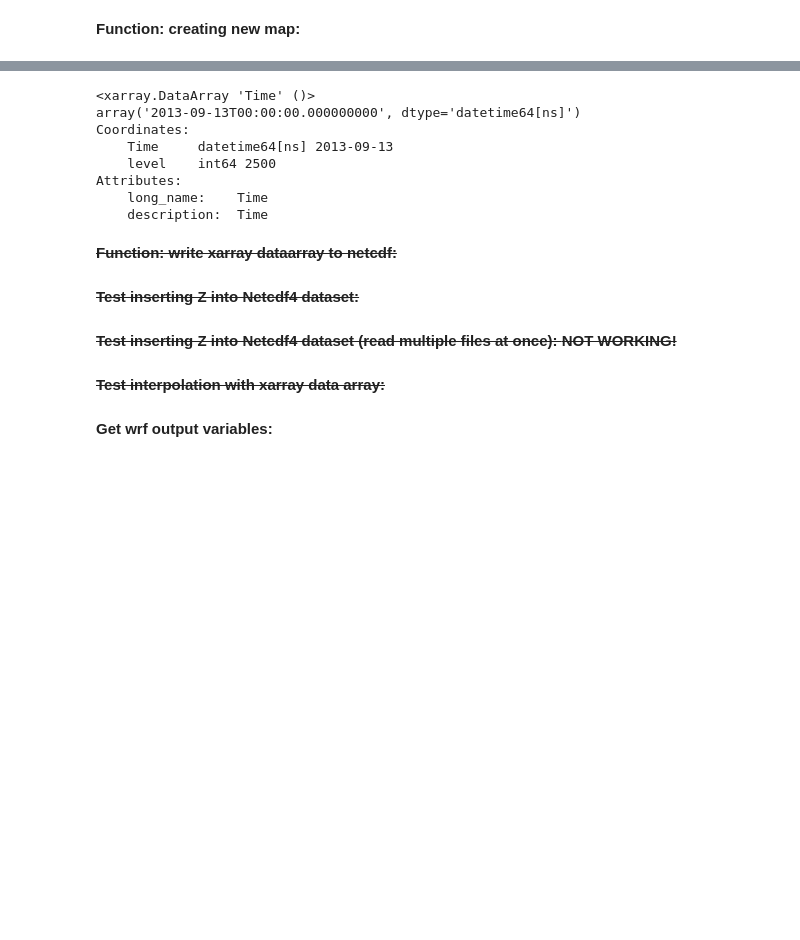
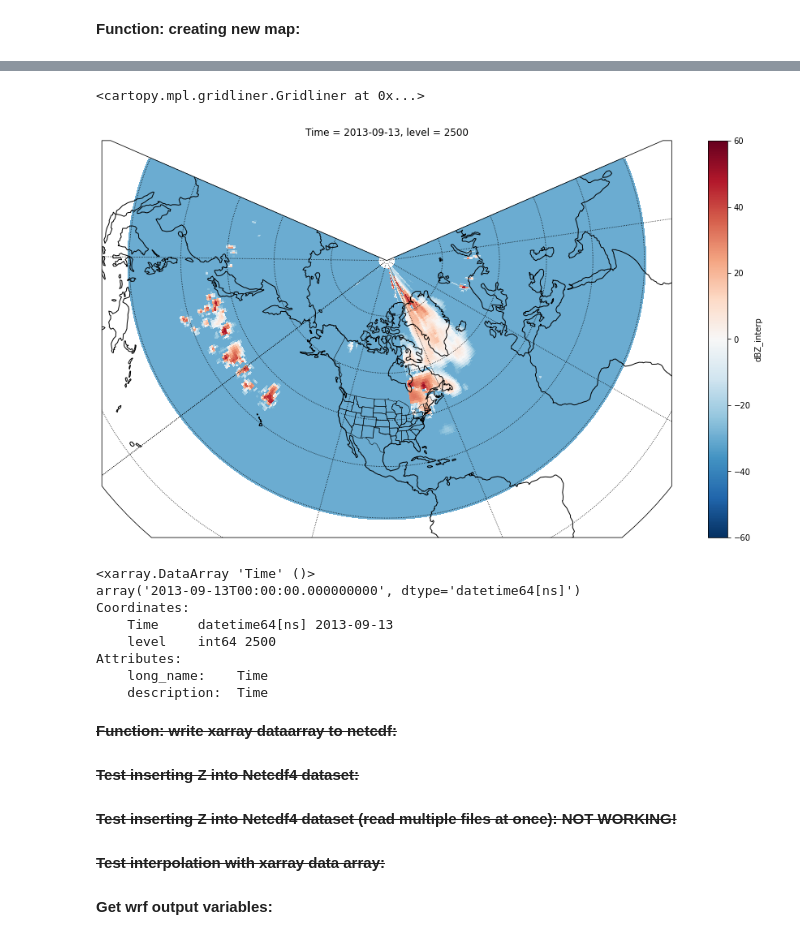
Before and after one commit to Lusicl/WRF_dBZ_Cloud_Classification, a Jupyter notebook: WRF_dBZ_Class_CONUS1/wrf_dbz_ConvStra_test.ipynb, the cells around one changed output, grey strips where cells are left out. Saved outputs shown, nothing was run; the diff lists cells and outputs as text; code cells hidden in the pictures; blank space fills up the shorter version.

```diff
--- a/WRF_dBZ_Class_CONUS1/wrf_dbz_ConvStra_test.ipynb
+++ b/WRF_dBZ_Class_CONUS1/wrf_dbz_ConvStra_test.ipynb
@@ -85,5 +85,4 @@ dbz_lev = interplevel(da_wrf_dbz, data_wrf_z_unstag, interp_vertical_lev)
 #                        timeidx=0,
 #                       )
 # %%
-dbz_lev = dbz_lev.assign_attrs(vert_units='m')
-dbz_lev
+# dbz_lev = dbz_lev.assign_attrs(vert_units='m')
@@ -188,3 +160,62 @@ cbar = fig.colorbar(cf, cax=cbar_ax, ticks=clevs[1:17], fraction=0.04)
+# %%
+## Do the plot:
+
+fig = plt.figure(figsize=(16,9))
+# ax1 = new_map(fig)
+ax1 = plt.axes(projection = ccrs.LambertConformal(central_longitude=-100, central_latitude=40))
+
+# dbz_lev.plot(ax=ax1, transform = ccrs.LambertConformal(central_longitude=-100, central_latitude=40))
+dbz_lev.plot(ax=ax1, transform=ccrs.PlateCarree())
+
+## Grab state borders:
+state_borders = NaturalEarthFeature(category='cultural',
+                                    name='admin_1_states_provinces_shp',
+                                    scale='110m',
+                                    facecolor='none'
+                                   )
+ax1.add_feature(state_borders, edgecolor='black', linewidth=0.5)
+## Add coast lines:
+ax1.coastlines('110m', 'black', linewidth=1)
+
+# Add the gridlines
+ax1.gridlines(color="black", linestyle="dotted")
+
+
+## NWS colorbar:
+
+# cf = ax1.pcolormesh(dbz_lev.XLONG, dbz_lev.XLAT, dbz_lev, cmap=ref_cmap, norm=ref_norm, zorder=0)
+
+# ax1.coastlines('10m', 'black', linewidth=2, zorder=2)
+
+# cbar_ax = fig.add_axes([0.9, 0.225, 0.015, 0.55])
+# cbar = fig.colorbar(cf, cax=cbar_ax)
+
+
+## CWB colorbar:
+
+# ax1.set_global()
+
+# ## add coast lines:
+# ax1.coastlines('110m', 'black', linewidth=2, zorder=2)
+# ## Grab state borders:
+# state_borders = NaturalEarthFeature(category='cultural',
+#                                     name='admin_1_states_provinces_lines',
+#                                     scale='110m',
+#                                     facecolor='none'
+#                                    )
+# ax1.add_feature(state_borders, edgecolor='black', linewidth=1, zorder=3)
+
+# lats, lons = latlon_coords(dbz_lev)
+# cf = ax1.contourf(to_np(lons), to_np(lats), to_np(dbz_lev), levels=clevs, colors=ccols, transform=ccrs.LambertConformal(), zorder=1)
+
+# cbar_ax = fig.add_axes([0.8, 0.225, 0.015, 0.55])
+# cbar = fig.colorbar(cf, cax=cbar_ax, ticks=clevs[1:17], fraction=0.04)
+
+
+# plt.title(datetime.utcnow())
+# %% [output]
+<cartopy.mpl.gridliner.Gridliner at 0x...>
+[figure, added]
 # %%
 # lats, lons = latlon_coords(dbz_lev)
 
```
Also changed, not shown: parts of 6 cells of this notebook.
